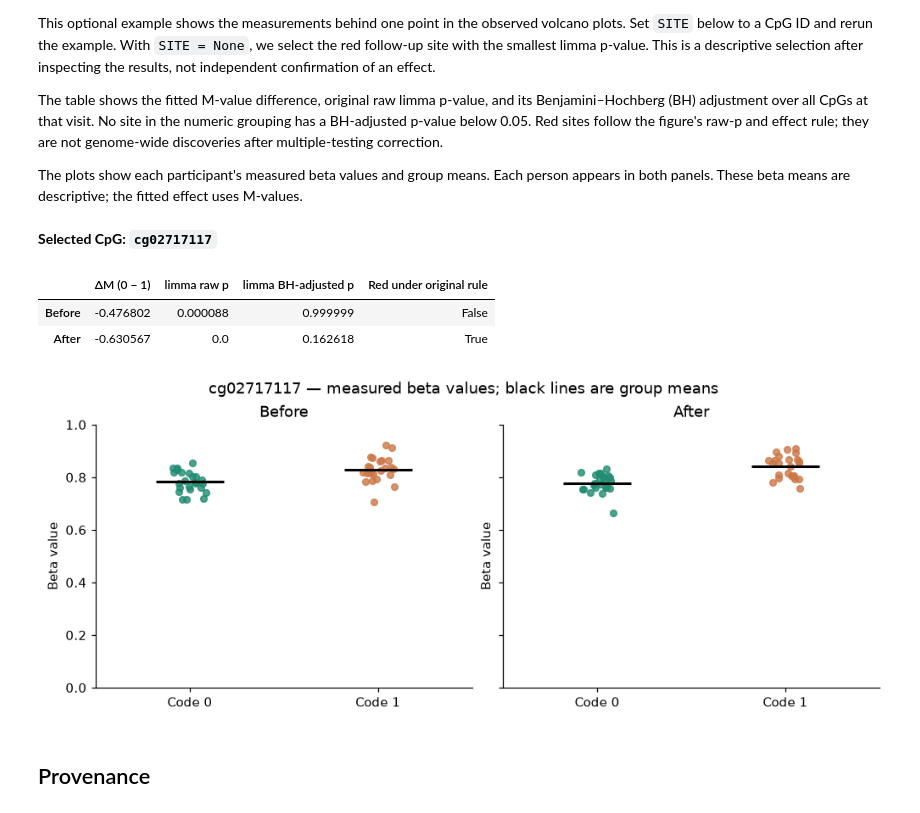
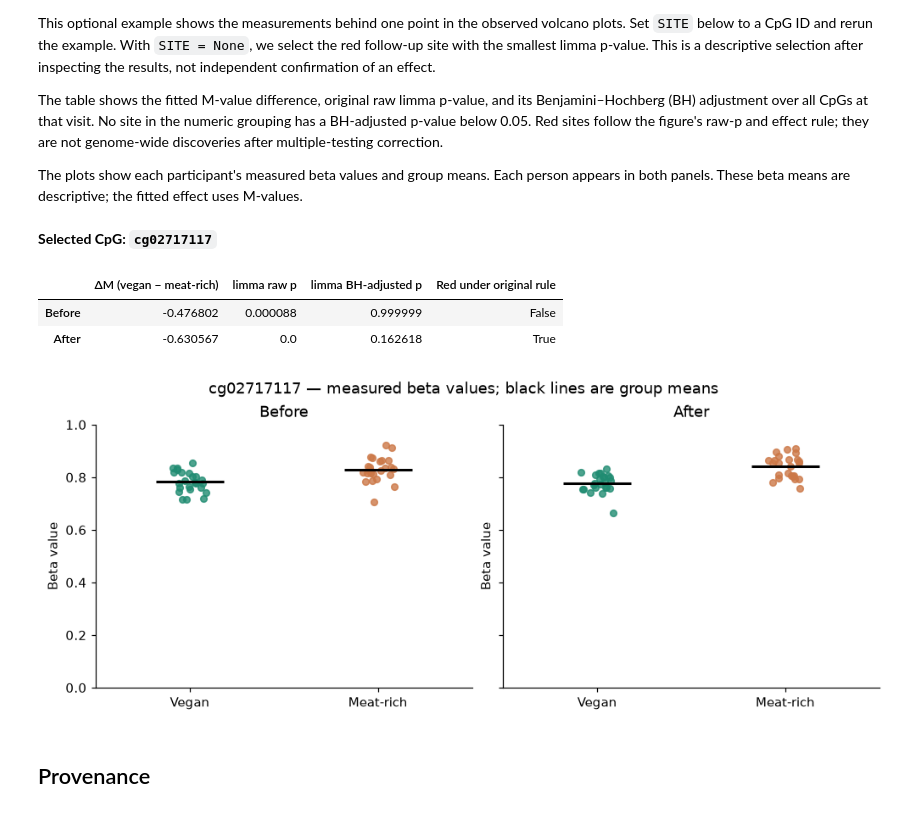
Before and after one commit to pbenner/diet-methylation-reanalysis, a Jupyter notebook: notebooks/figure1b_results.ipynb, the cells around one changed output. Saved outputs shown, nothing was run; the diff lists cells and outputs as text; code cells hidden in the pictures.

```diff
--- a/notebooks/figure1b_results.ipynb
+++ b/notebooks/figure1b_results.ipynb
@@ -41,13 +42,13 @@ from IPython.display import display, Markdown, Image
 ROOT = next(
     (p for p in [Path.cwd(), *Path.cwd().parents]
      if (p / "data/processed/audit.json").exists()
-     and (p / "results/corrected_visits/diet_code/permutation_run.json").exists()),
+     and (p / "results/blocked_randomization/diet_code/permutation_run.json").exists()),
     None,
 )
 if ROOT is None:
     raise FileNotFoundError("Open this notebook from the vegandiet project or its notebooks folder.")
 
-OUT = ROOT / "results/corrected_visits/diet_code"
+OUT = ROOT / "results/blocked_randomization/diet_code"
 audit = json.loads((ROOT / "data/processed/audit.json").read_text())
 run = json.loads((OUT / "permutation_run.json").read_text())
 summary = pd.read_csv(OUT / "limma_summary.csv").set_index("time")
@@ -64,7 +65,7 @@ pd.set_option("display.max_columns", 14)
 display(Markdown(f"Loaded **{audit['matrix_shape'][0]:,} CpGs**, "
                  f"**{audit['participants']} participants**, "
                  f"and a saved run of **{run['repetitions']:,} permutations**."))
-assert run["annotation_scenario"] == "corrected_visits"
+assert run["annotation_scenario"] == "blocked_randomization"
 assert hashlib.sha256((ROOT / run["samples_file"]).read_bytes()).hexdigest() == run["samples_sha256"]
 correction = json.loads((ROOT / "data/processed/visit_correction.json").read_text())
 assert correction["corrected_samples_sha256"] == run["samples_sha256"]
@@ -72,5 +73,14 @@ assert correction["corrected_rows"] == 4 and correction["only_time_changed"]
 sys.path.insert(0, str(ROOT / "scripts"))
 from audit_results import validate_saved_summaries
 validate_saved_summaries(OUT)
+
+assert run["permutation_scheme"] == "within_randomization_blocks"
+blocks = pd.read_csv(ROOT / run["block_file"], dtype={"participant": str, "diet_code": str})
+assert hashlib.sha256((ROOT / run["block_file"]).read_bytes()).hexdigest() == run["block_file_sha256"]
+allocation_provenance = json.loads((ROOT / "data/randomization/provenance.json").read_text())
+assert allocation_provenance["output_sha256"] == run["block_file_sha256"]
+assert blocks.participant.is_unique and set(blocks.participant) == set(samples.participant)
+baseline_codes = samples[samples.time == 0].set_index("participant").diet_code.sort_index()
+pd.testing.assert_series_equal(blocks.set_index("participant").diet_code.sort_index(), baseline_codes)
 # %% [output]
 Loaded **812,934 CpGs**, **48 participants**, and a saved run of **9,999 permutations**.
@@ -519,16 +556,13 @@ All sensitivity rows below use the same four corrected visit labels.
 # %%
+pooled = pd.read_csv(OUT / "limma_summary.csv").set_index("time")
+separate = pd.read_csv(OUT / "separate_time_sensitivity.csv").set_index("time")
 sensitivity = []
-for field, label in [("diet_code", "Numeric codes (24 / 24)"),
-                     ("diet_named", "Named diets (26 / 22)")]:
-    folder = ROOT / "results/corrected_visits" / field
-    pooled = pd.read_csv(folder / "limma_summary.csv").set_index("time")
-    separate = pd.read_csv(folder / "separate_time_sensitivity.csv").set_index("time")
-    for model, table, indices in [("Four cell means", pooled, TIMES),
-                                  ("Separate visits", separate, (0, 1))]:
-        sensitivity.append({"Annotation": label, "Model": model,
-            "Before highlighted": int(table.loc[indices[0], "highlighted"]),
-            "After highlighted": int(table.loc[indices[1], "highlighted"]),
-            "Before BH < 0.05": int(table.loc[indices[0], "bh_below_005"]),
-            "After BH < 0.05": int(table.loc[indices[1], "bh_below_005"])})
-display(pd.DataFrame(sensitivity).set_index(["Annotation", "Model"]))
+for model, table, indices in [("Four cell means", pooled, TIMES),
+                              ("Separate visits", separate, (0, 1))]:
+    sensitivity.append({"Model": model,
+        "Before highlighted": int(table.loc[indices[0], "highlighted"]),
+        "After highlighted": int(table.loc[indices[1], "highlighted"]),
+        "Before BH < 0.05": int(table.loc[indices[0], "bh_below_005"]),
+        "After BH < 0.05": int(table.loc[indices[1], "bh_below_005"])})
+display(pd.DataFrame(sensitivity).set_index("Model"))
 # %% [output]
@@ -578,43 +610,43 @@ display(Markdown(f"**Selected CpG: `{SITE}`**"))
 site_table = pd.DataFrame({time.title(): table.loc[SITE, [
     "logFC", "P.Value", "adj.P.Val", "highlighted"
 ]] for time, table in results.items()}).T.rename(columns={
-    "logFC": "ΔM (0 − 1)", "P.Value": "limma raw p", "adj.P.Val": "limma BH-adjusted p",
+    "logFC": "ΔM (vegan − meat-rich)", "P.Value": "limma raw p", "adj.P.Val": "limma BH-adjusted p",
     "highlighted": "Red under original rule",
 })
 display(site_table)
 
 beta_path = ROOT / "data/processed/beta.bin"
 if beta_path.exists():
     shape = tuple(audit["matrix_shape"])
     assert beta_path.stat().st_size == np.prod(shape) * 8
     # Check the explicit CpG ordering before looking up any beta values.
     cpg_ids = pd.Index((ROOT / "data/processed/cpg_ids.txt").read_text().splitlines())
     assert cpg_ids.equals(results["before"].index) and cpg_ids.equals(results["after"].index)
     row = cpg_ids.get_loc(SITE)
     beta = np.memmap(beta_path, dtype="<f8", mode="r", shape=shape)
     observed = samples.copy()
     observed["beta"] = np.array(beta[row])
     del beta
     jitter_rng = np.random.default_rng(70899)
     fig, axes = plt.subplots(1, 2, figsize=(9, 3.6), sharey=True, layout="constrained")
     for time, ax in enumerate(axes):
         for x, (group, color) in enumerate((("0", "#208c72"), ("1", "#cc7847"))):
             values = observed.loc[(observed.time == time) & (observed.diet_code == group), "beta"]
             ax.scatter(x + jitter_rng.uniform(-0.09, 0.09, len(values)), values,
                        color=color, s=25, alpha=0.8)
             ax.hlines(values.mean(), x-0.18, x+0.18, color="black", lw=2)
-        ax.set(xticks=[0, 1], xticklabels=["Code 0", "Code 1"],
+        ax.set(xticks=[0, 1], xticklabels=["Vegan", "Meat-rich"],
                xlim=(-0.5, 1.5), ylim=(0, 1), title=TIMES[time].title(), ylabel="Beta value")
     fig.suptitle(f"{SITE} — measured beta values; black lines are group means")
     plt.show()
 else:
     display(Markdown("The prepared beta matrix is unavailable. The saved per-site test results above remain viewable; run `make prepare` to enable the participant plots."))
 # %% [output]
 **Selected CpG: `cg02717117`**
-|  | ΔM (0 − 1) | limma raw p | limma BH-adjusted p | Red under original rule |
+|  | ΔM (vegan − meat-rich) | limma raw p | limma BH-adjusted p | Red under original rule |
 | Before | -0.476802 | 0.000088 | 0.999999 | False |
 | After | -0.630567 | 0.0 | 0.162618 | True |
-[figure, old version]
+[figure, new version]
 # %% [markdown]
 ## Provenance
 # %%
```
Also changed, not shown: parts of 18 cells of this notebook, 16 other files.
